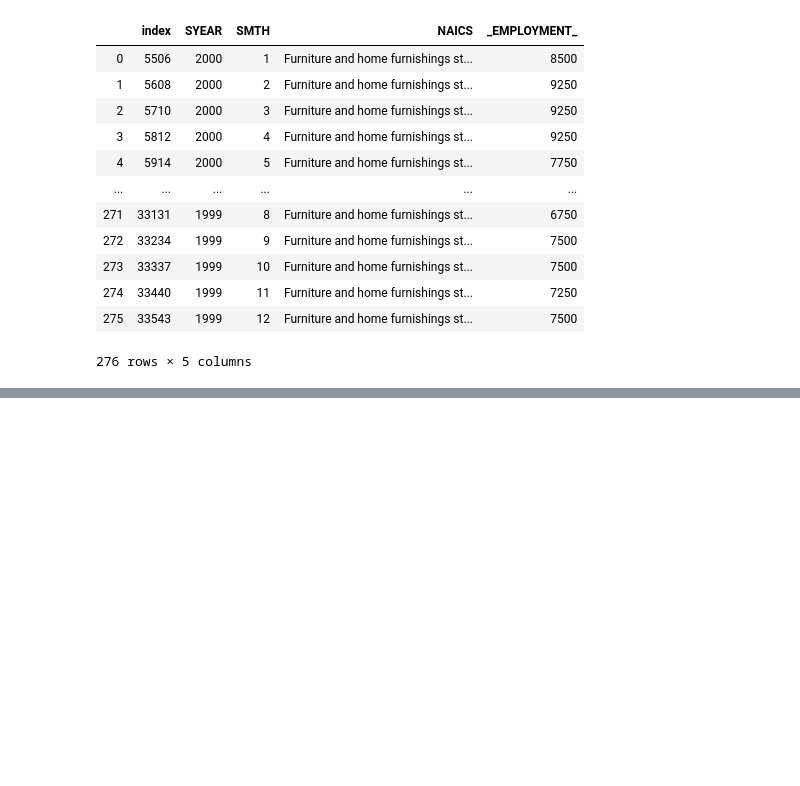
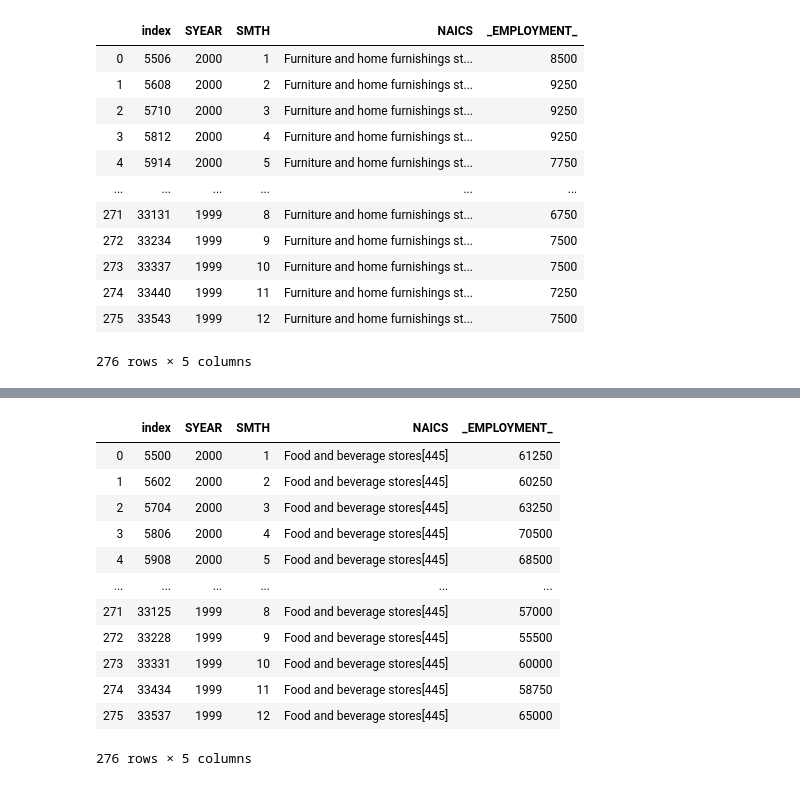
Before and after one commit to Hotlynn2/SERIES-ANALYSIS-OF-NAICS, a Jupyter notebook: Time Analysis Series.ipynb, the cells around one changed output, grey strips where cells are left out. Cells and saved outputs as stored; diff of their text form; code cells hidden in the pictures; blank space fills up the shorter version.

```diff
--- a/Time Analysis Series.ipynb
+++ b/Time Analysis Series.ipynb
@@ -1705,0 +1740,17 @@ for_523
+# %%
+Food_and_beverage_stores = data.loc[data['NAICS'].str.contains('445', na = False)].reset_index()
+Food_and_beverage_stores
+# %% [output]
+|  | index | SYEAR | SMTH | NAICS | _EMPLOYMENT_ |
+| 0 | 5500 | 2000 | 1 | Food and beverage stores[445] | 61250 |
+| 1 | 5602 | 2000 | 2 | Food and beverage stores[445] | 60250 |
+| 2 | 5704 | 2000 | 3 | Food and beverage stores[445] | 63250 |
+| 3 | 5806 | 2000 | 4 | Food and beverage stores[445] | 70500 |
+| 4 | 5908 | 2000 | 5 | Food and beverage stores[445] | 68500 |
+| ... | ... | ... | ... | ... | ... |
+| 271 | 33125 | 1999 | 8 | Food and beverage stores[445] | 57000 |
+| 272 | 33228 | 1999 | 9 | Food and beverage stores[445] | 55500 |
+| 273 | 33331 | 1999 | 10 | Food and beverage stores[445] | 60000 |
+| 274 | 33434 | 1999 | 11 | Food and beverage stores[445] | 58750 |
+| 275 | 33537 | 1999 | 12 | Food and beverage stores[445] | 65000 |
+276 rows × 5 columns
```
Also changed, not shown: parts of 12 cells of this notebook.
